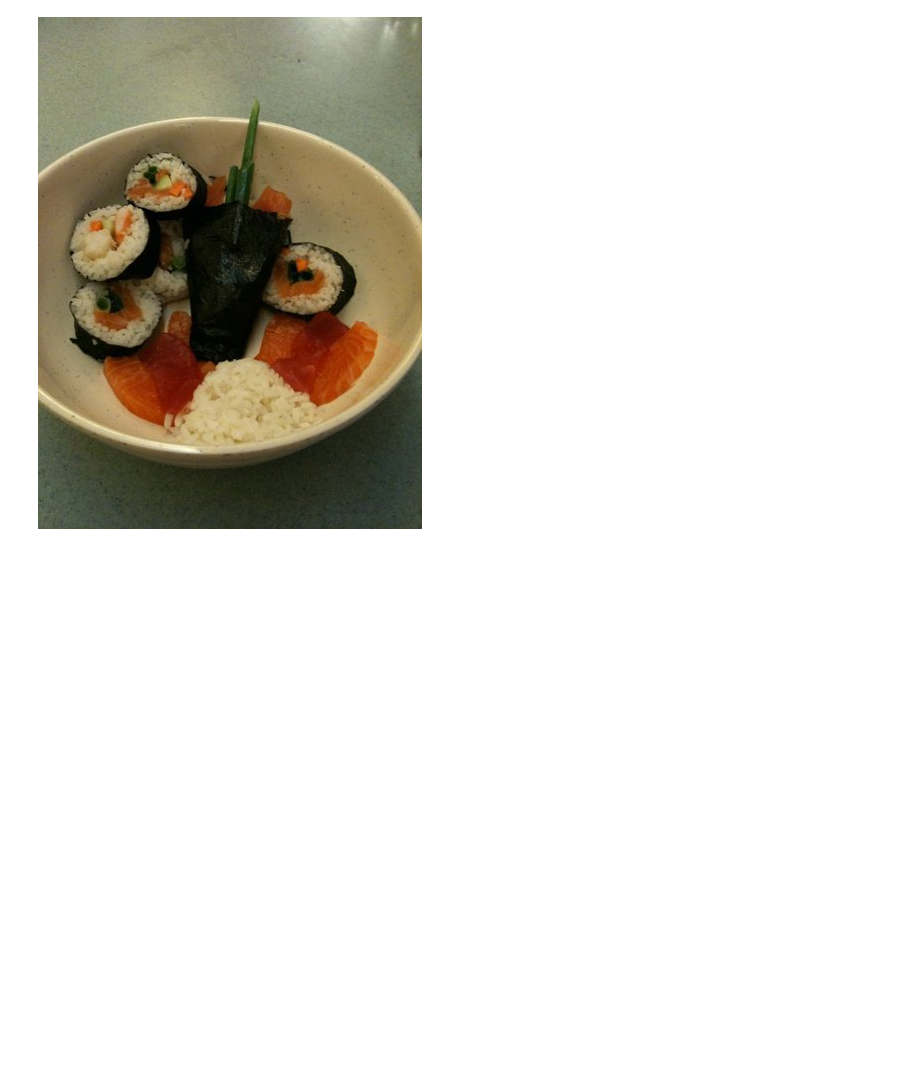
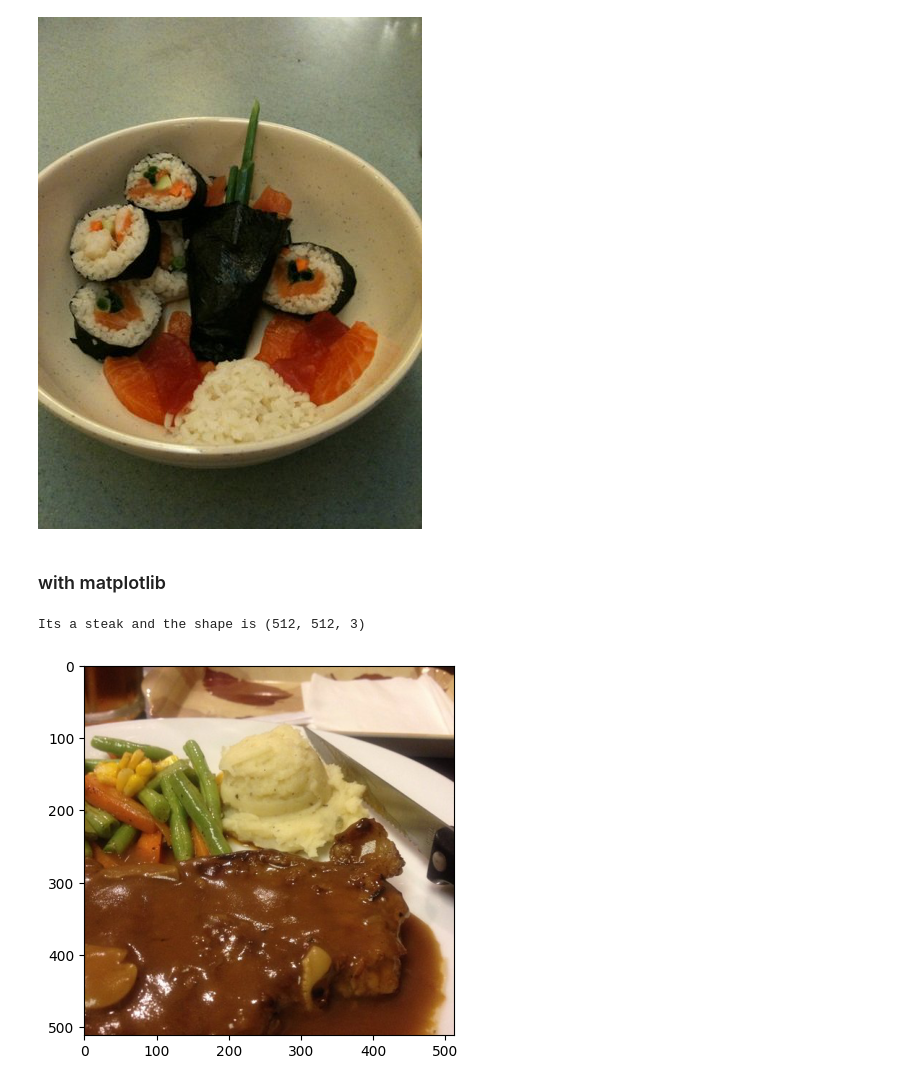
Before and after one commit to NNRahat/PyTorch_projects, a Jupyter notebook: 04_pytorch_custom_datasets.ipynb, the cells around one changed output. Drawn from its saved outputs; the diff is of its cells as text; code cells hidden in the pictures; blank space fills up the shorter version.

```diff
--- a/04_pytorch_custom_datasets.ipynb
+++ b/04_pytorch_custom_datasets.ipynb
@@ -86,3 +86,18 @@ img
 image height: 512
 image width: 384
 [figure]
+# %% [markdown]
+### with matplotlib
+# %%
+import numpy as np
+
+image_path_list = list(image_path.glob("*/*/*.jpg"))
+random_image = random.choice(image_path_list)
+img = Image.open(random_image)
+img_as_array = np.asarray(img)
+plt.imshow(img_as_array)
+print(f"Its a {random_image.parent.stem} and the shape is {img_as_array.shape}")
+# random_image
+# %% [output]
+Its a steak and the shape is (512, 512, 3)
+[figure, added]
```
